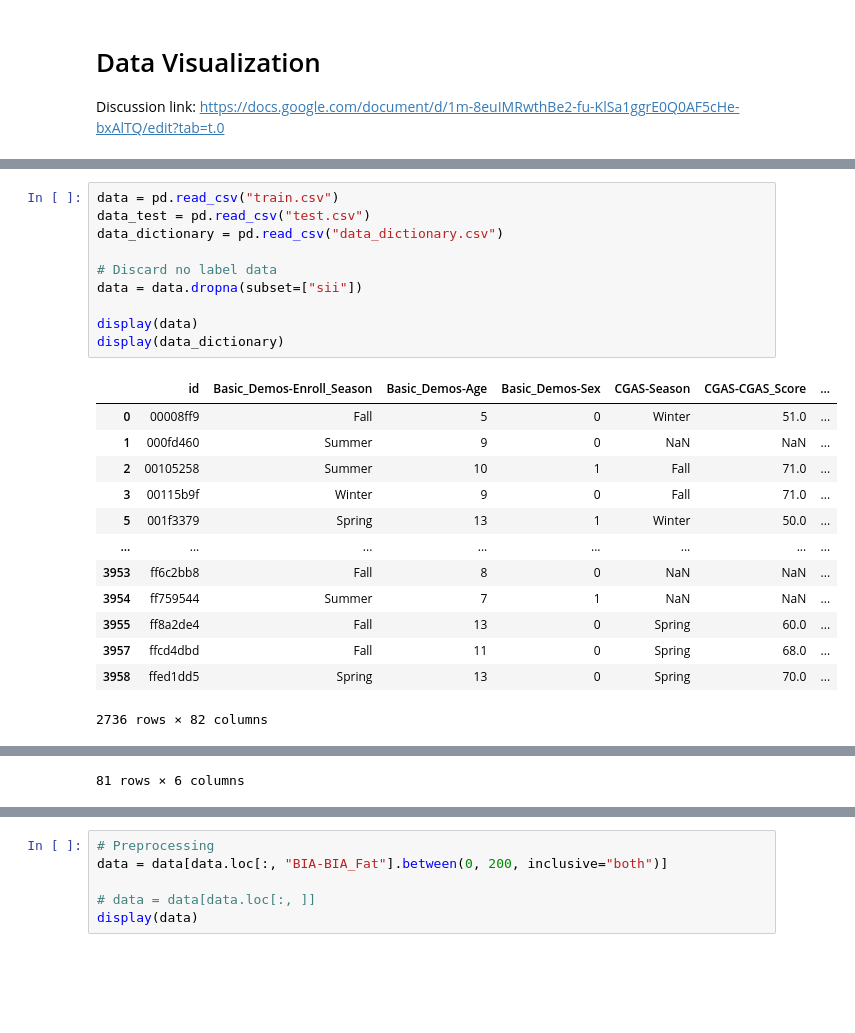
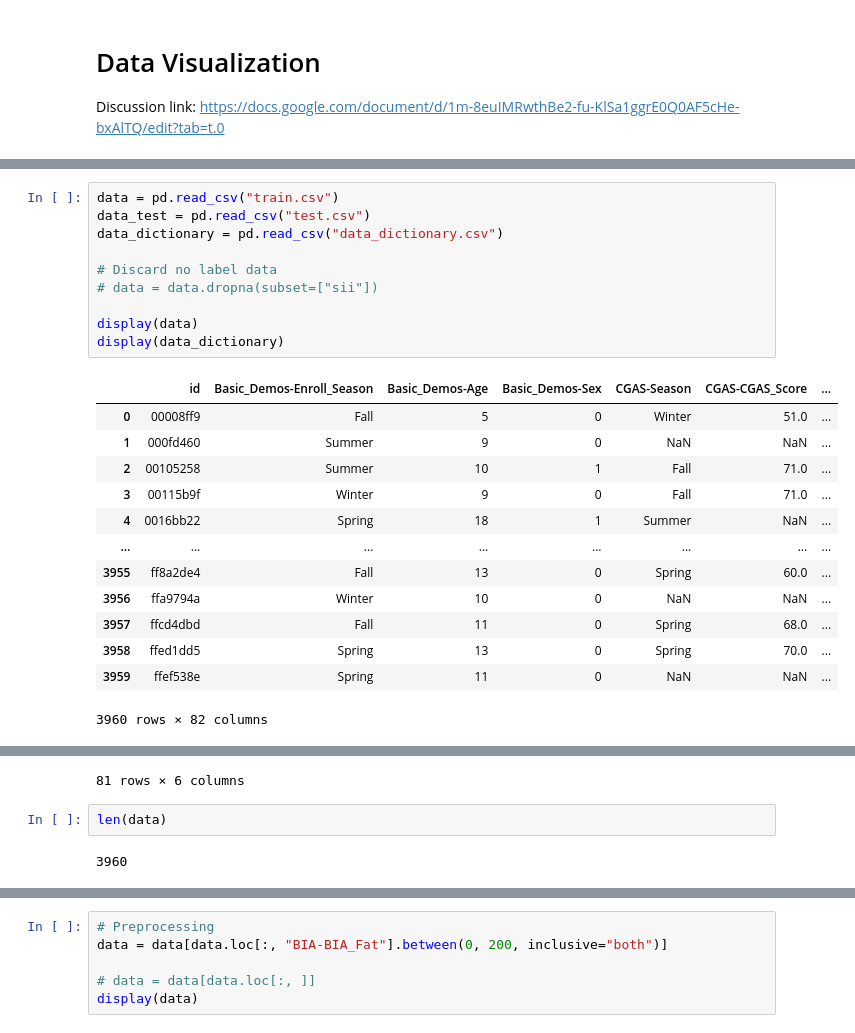
Before and after one commit to UCSDNaNaNa/Project_225A, a Jupyter notebook: visualization.ipynb, the cells around one changed output, grey strips where cells are left out. Cells and saved outputs as stored; diff of their text form; blank space fills up the shorter version.

```diff
--- a/visualization.ipynb
+++ b/visualization.ipynb
@@ -16,27 +16,27 @@ from sklearn.metrics import accuracy_score
 # %%
 data = pd.read_csv("train.csv")
 data_test = pd.read_csv("test.csv")
 data_dictionary = pd.read_csv("data_dictionary.csv")
 
 # Discard no label data
-data = data.dropna(subset=["sii"])
+# data = data.dropna(subset=["sii"])
 
 display(data)
 display(data_dictionary)
 # %% [output]
 |  | id | Basic_Demos-Enroll_Season | Basic_Demos-Age | Basic_Demos-Sex | CGAS-Season | CGAS-CGAS_Score | ... |
 | 0 | 00008ff9 | Fall | 5 | 0 | Winter | 51.0 | ... |
 | 1 | 000fd460 | Summer | 9 | 0 | NaN | NaN | ... |
 | 2 | 00105258 | Summer | 10 | 1 | Fall | 71.0 | ... |
 | 3 | 00115b9f | Winter | 9 | 0 | Fall | 71.0 | ... |
-| 5 | 001f3379 | Spring | 13 | 1 | Winter | 50.0 | ... |
+| 4 | 0016bb22 | Spring | 18 | 1 | Summer | NaN | ... |
 | ... | ... | ... | ... | ... | ... | ... | ... |
-| 3953 | ff6c2bb8 | Fall | 8 | 0 | NaN | NaN | ... |
-| 3954 | ff759544 | Summer | 7 | 1 | NaN | NaN | ... |
 | 3955 | ff8a2de4 | Fall | 13 | 0 | Spring | 60.0 | ... |
+| 3956 | ffa9794a | Winter | 10 | 0 | NaN | NaN | ... |
 | 3957 | ffcd4dbd | Fall | 11 | 0 | Spring | 68.0 | ... |
 | 3958 | ffed1dd5 | Spring | 13 | 0 | Spring | 70.0 | ... |
+| 3959 | ffef538e | Spring | 11 | 0 | NaN | NaN | ... |
-2736 rows × 82 columns
+3960 rows × 82 columns
 |  | Instrument | Field | Description | Type | Values | Value Labels |
 | 0 | Identifier | id | Participant's ID | str | NaN | NaN |
 | 1 | Demographics | Basic_Demos-Enroll_Season | Season of enrollment | str | Spring, Summer, Fall, Winter | NaN |
@@ -50,6 +50,10 @@ display(data_dictionary)
 | 79 | Internet Use | PreInt_EduHx-Season | Season of participation | str | Spring, Summer, Fall, Winter | NaN |
 | 80 | Internet Use | PreInt_EduHx-computerinternet_hou... | Hours of using computer/internet | categorical int | 0,1,2,3 | 0=Less than 1h/day, 1=Around 1h/d... |
 81 rows × 6 columns
+# %%
+len(data)
+# %% [output]
+3960
 # %%
 data_0 = data[data["sii"] == 0]
 data_1 = data[data["sii"] == 1]
```
Also changed, not shown: parts of 10 cells of this notebook, 1 other file.
